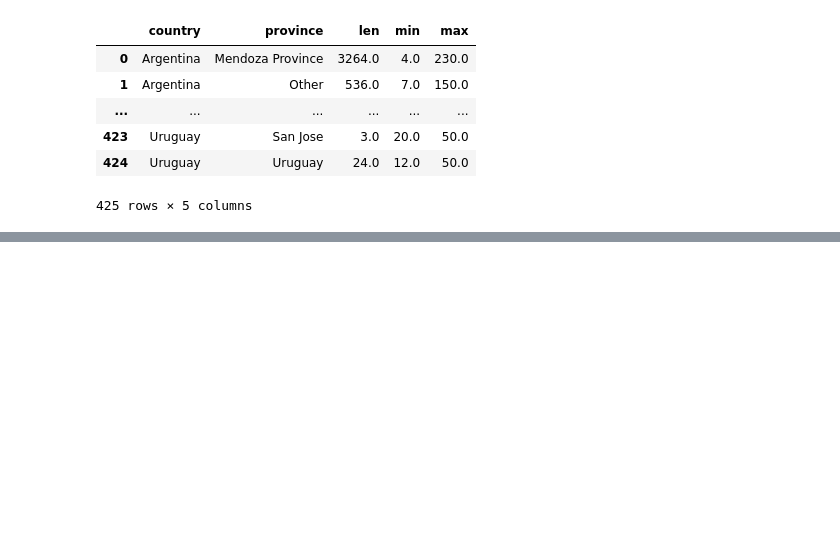
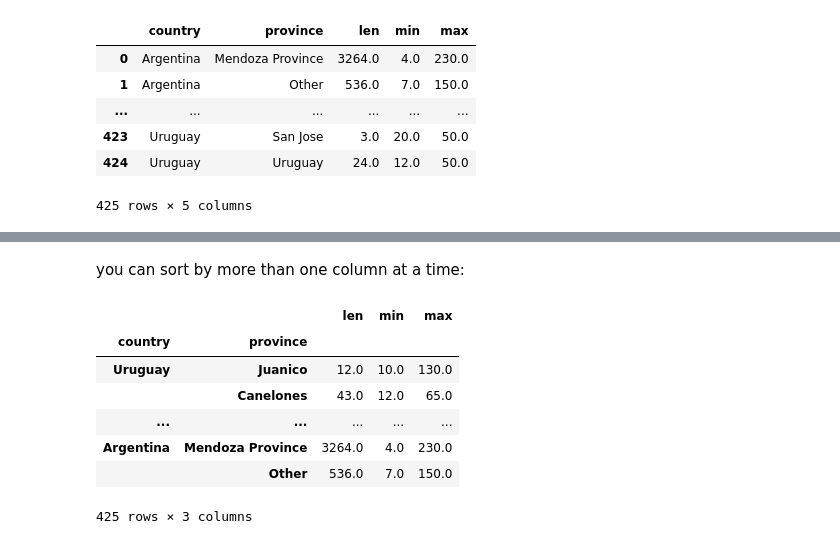
Before and after one commit to Iamsbharti/ML-AI, a Jupyter notebook: pandas/pandas_practice.ipynb, the cells around one changed output, grey strips where cells are left out. Saved outputs shown, nothing was run; the diff lists cells and outputs as text; code cells hidden in the pictures; blank space fills up the shorter version.

```diff
--- a/pandas/pandas_practice.ipynb
+++ b/pandas/pandas_practice.ipynb
@@ -685,0 +728,13 @@ multiple_index.reset_index()
+# %% [markdown]
+you can sort by more than one column at a time:
+# %%
+countries_reviewed.sort_values(by=['country','max'],ascending=False)
+# %% [output]
+|  |  | len | min | max |
+| country | province |  |  |  |
+| Uruguay | Juanico | 12.0 | 10.0 | 130.0 |
+|  | Canelones | 43.0 | 12.0 | 65.0 |
+| ... | ... | ... | ... | ... |
+| Argentina | Mendoza Province | 3264.0 | 4.0 | 230.0 |
+|  | Other | 536.0 | 7.0 | 150.0 |
+425 rows × 3 columns
```
Also changed, not shown: parts of 9 cells of this notebook.
